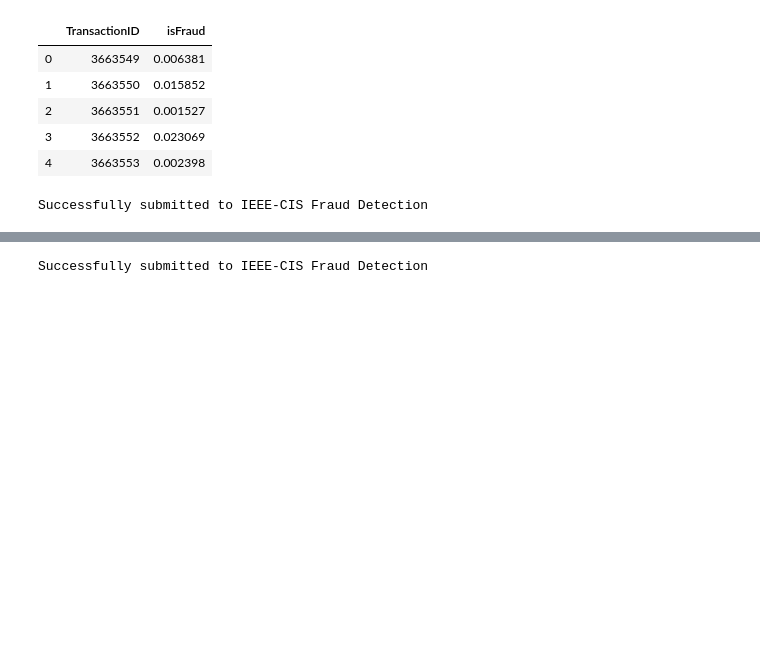
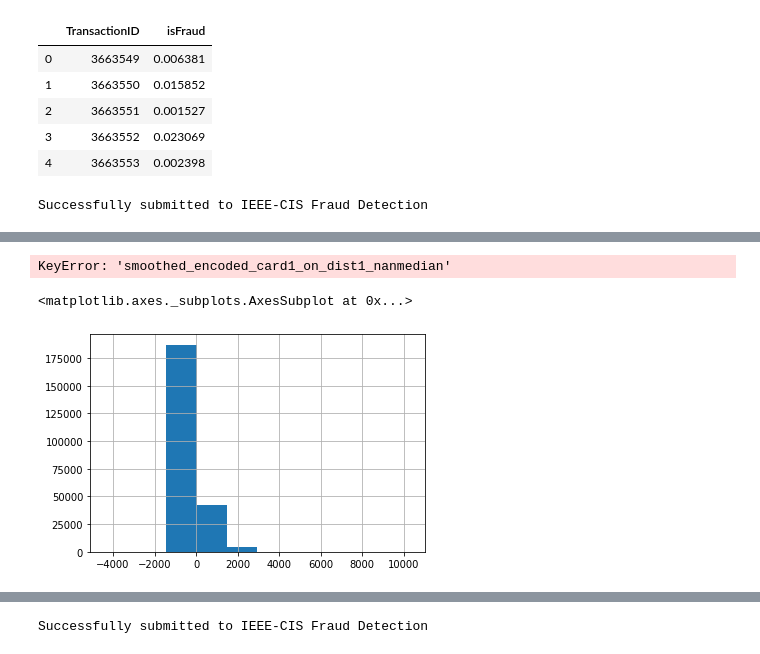
Before and after one commit to merkylove/IEEE_FRAUD, a Jupyter notebook: Fraud_Auto-Copy1.ipynb, the cells around one changed output, grey strips where cells are left out. Saved outputs shown, nothing was run; the diff lists cells and outputs as text; code cells hidden in the pictures; blank space fills up the shorter version.

```diff
--- a/Fraud_Auto-Copy1.ipynb
+++ b/Fraud_Auto-Copy1.ipynb
@@ -21,5 +21,5 @@ RANDOM_STATE = 42
 # %%
 %%time
 train, test, sample_submission = read_data()
-train_test_transformed = generate_features_time_series(train, test)
+train_test_transformed = generate_features_time_series(train, test, bounds=range(12, 18))
 # %% [output]
@@ -1101,0 +2095,6 @@ Successfully submitted to IEEE-CIS Fraud Detection
+# %%
+for i in range(1, 15):
+    train_test_transformed[f'card1_C{i}_median'] = train_test_transformed.groupby('card1')[f'C{i}'].transform(np.nanmedian)
+    train_test_transformed[f'card1_C{i}_median_ratio'] = train_test_transformed[f'C{i}'] / train_test_transformed[f'card1_C{i}_median']
+
+    print(f'"card1_C{i}_median"', ',', f'"card1_C{i}_median_ratio",')
@@ -1101,0 +2147,10 @@ Successfully submitted to IEEE-CIS Fraud Detection
+# %%
+train_test_transformed['dist1-smoothed_encoded_card1_on_dist1_nanmedian'] = train_test_transformed['dist1'] - train_test_transformed['smoothed_encoded_card1_on_dist1_nanmedian']
+train_test_transformed['dist1:smoothed_encoded_card1_on_dist1_nanmedian'] = train_test_transformed['dist1'] / train_test_transformed['smoothed_encoded_card1_on_dist1_nanmedian']
+# %% [output]
+KeyError: 'smoothed_encoded_card1_on_dist1_nanmedian'
+# %%
+train_test_transformed[:train.shape[0]][train_test_transformed[:train.shape[0]].isFraud==0]['dist1-smoothed_encoded_card1_on_dist1_nanmedian'].hist()
+# %% [output]
+<matplotlib.axes._subplots.AxesSubplot at 0x...>
+[figure, added]
```
Also changed, not shown: parts of 29 cells of this notebook, 5 other files.
